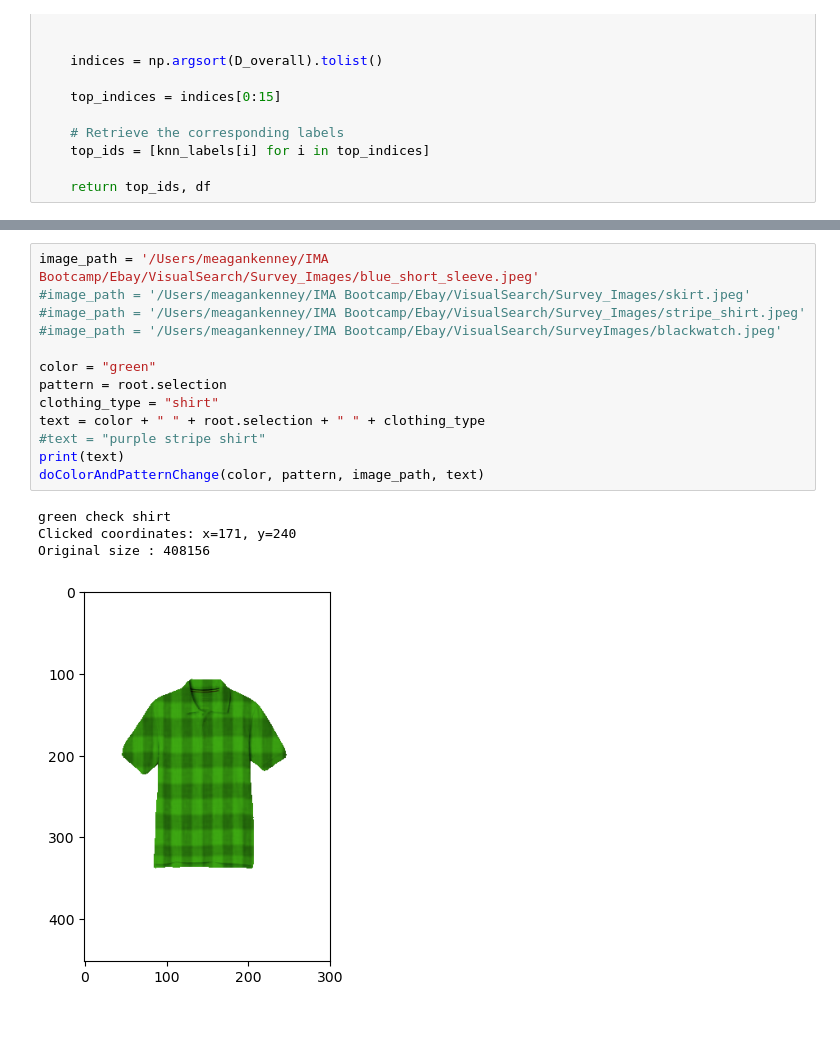
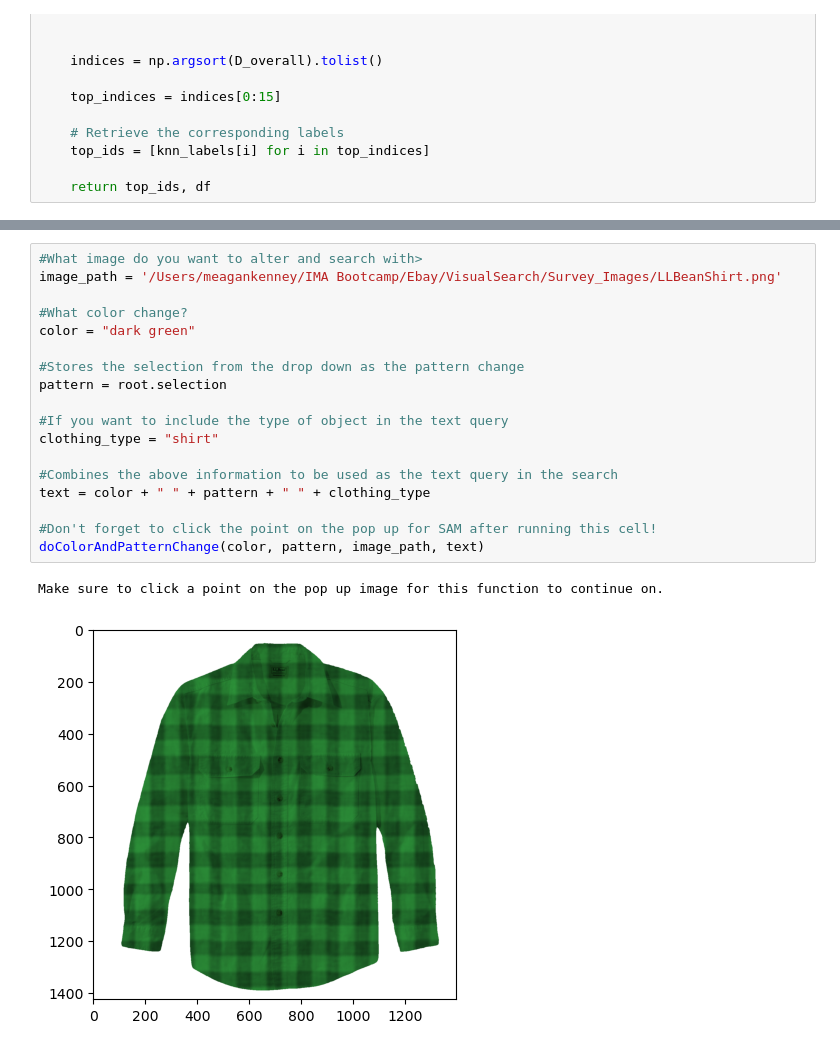
Before and after one commit to chrisromanmiller/VisualSearch, a Jupyter notebook: Patterns_Colors_Text_Image_Search-Ordering2.ipynb, the cells around one changed output, grey strips where cells are left out. Saved outputs shown, nothing was run; the diff lists cells and outputs as text; blank space fills up the shorter version.

Commit message:
color and pattern change with adjusted ordering and full comments

```diff
--- a/Patterns_Colors_Text_Image_Search-Ordering2.ipynb
+++ b/Patterns_Colors_Text_Image_Search-Ordering2.ipynb
@@ -482,20 +525,23 @@ print(f"Selected item: {selected_option}")
 # %% [output]
 Selected item: check
 # %%
-image_path = '/Users/meagankenney/IMA Bootcamp/Ebay/VisualSearch/Survey_Images/blue_short_sleeve.jpeg'
-#image_path = '/Users/meagankenney/IMA Bootcamp/Ebay/VisualSearch/Survey_Images/skirt.jpeg'
-#image_path = '/Users/meagankenney/IMA Bootcamp/Ebay/VisualSearch/Survey_Images/stripe_shirt.jpeg'
-#image_path = '/Users/meagankenney/IMA Bootcamp/Ebay/VisualSearch/SurveyImages/blackwatch.jpeg'
+#What image do you want to alter and search with>
+image_path = '/Users/meagankenney/IMA Bootcamp/Ebay/VisualSearch/Survey_Images/LLBeanShirt.png'
 
-color = "green"
+#What color change?
+color = "dark green"
+
+#Stores the selection from the drop down as the pattern change
 pattern = root.selection
+
+#If you want to include the type of object in the text query
 clothing_type = "shirt"
-text = color + " " + root.selection + " " + clothing_type
-#text = "purple stripe shirt"
-print(text)
+
+#Combines the above information to be used as the text query in the search
+text = color + " " + pattern + " " + clothing_type
+
+#Don't forget to click the point on the pop up for SAM after running this cell!
 doColorAndPatternChange(color, pattern, image_path, text)
 # %% [output]
-green check shirt
-Clicked coordinates: x=171, y=240
-Original size : 408156
+Make sure to click a point on the pop up image for this function to continue on.
-[figure, old version]
+[figure, new version]
```
Also changed, not shown: parts of 7 cells of this notebook.
